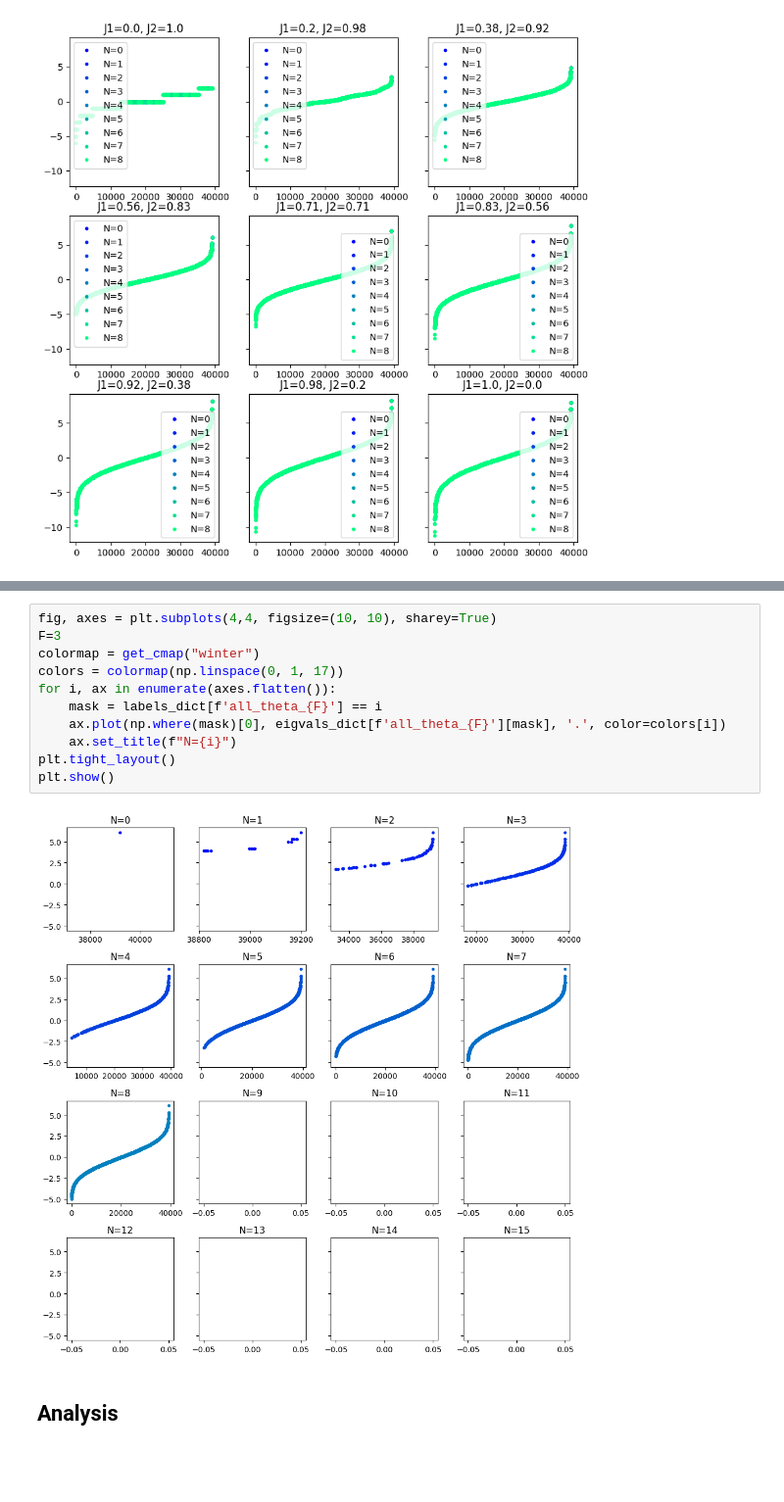
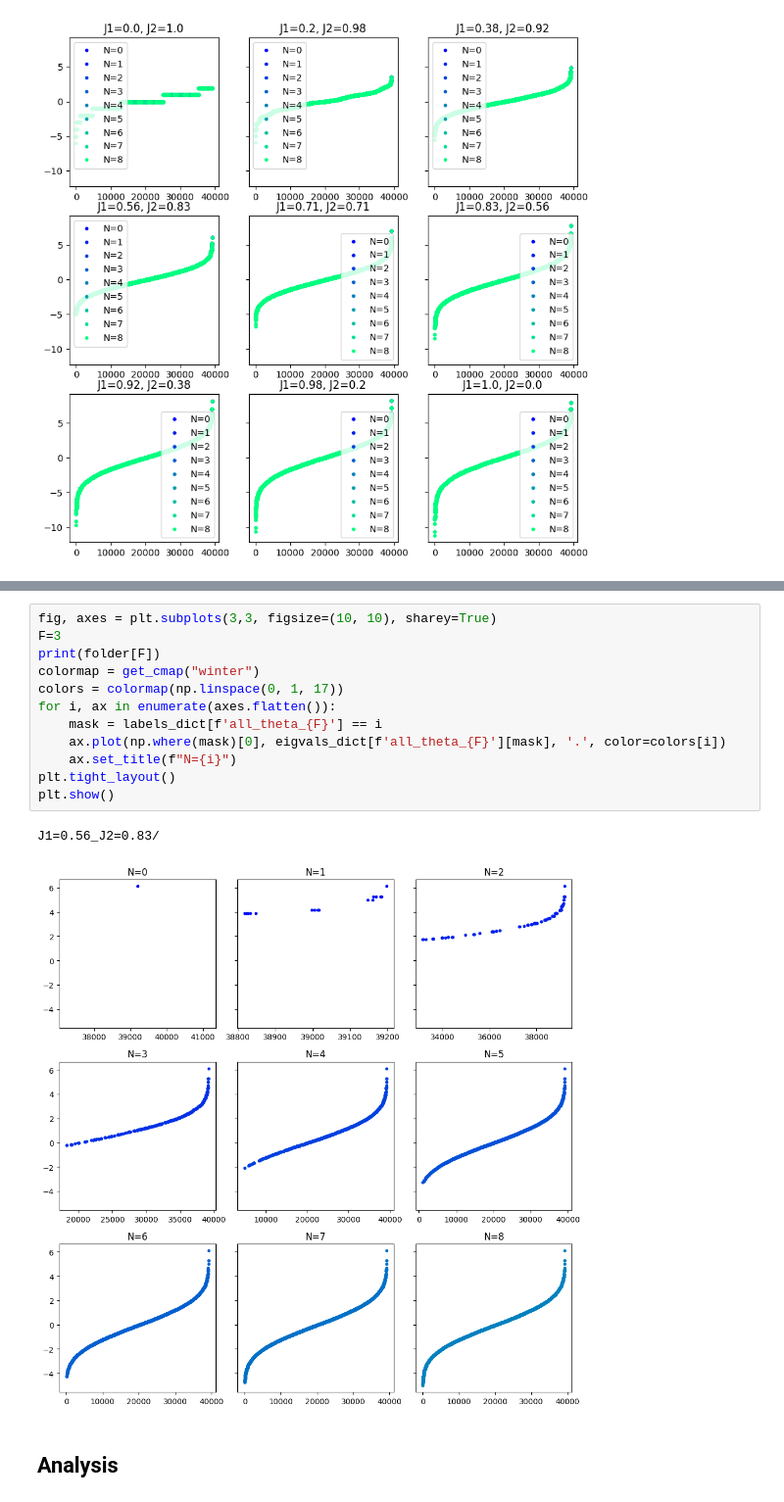
Before and after one commit to Cool-stanza/Shastry-Sutherland-model, a Jupyter notebook: exact diagonalization 4x4 Shastry Sutherland.ipynb, the cells around one changed output, grey strips where cells are left out. Shown at 98% size. Drawn from its saved outputs; the diff is of its cells as text; blank space fills up the shorter version.

```diff
--- a/exact diagonalization 4x4 Shastry Sutherland.ipynb
+++ b/exact diagonalization 4x4 Shastry Sutherland.ipynb
@@ -262,17 +264,19 @@ plt.legend()
 [figure]
 # %%
-fig, axes = plt.subplots(4,4, figsize=(10, 10), sharey=True)
+fig, axes = plt.subplots(3,3, figsize=(10, 10), sharey=True)
 F=3
+print(folder[F])
 colormap = get_cmap("winter")
 colors = colormap(np.linspace(0, 1, 17))
 for i, ax in enumerate(axes.flatten()):
     mask = labels_dict[f'all_theta_{F}'] == i
     ax.plot(np.where(mask)[0], eigvals_dict[f'all_theta_{F}'][mask], '.', color=colors[i])
     ax.set_title(f"N={i}")
 plt.tight_layout()
 plt.show()
 # %% [output]
+J1=0.56_J2=0.83/
-[figure, old version]
+[figure, new version]
 # %% [markdown]
 ## Analysis
 # %%
```
Also changed, not shown: parts of 8 cells of this notebook, 6 other files.
